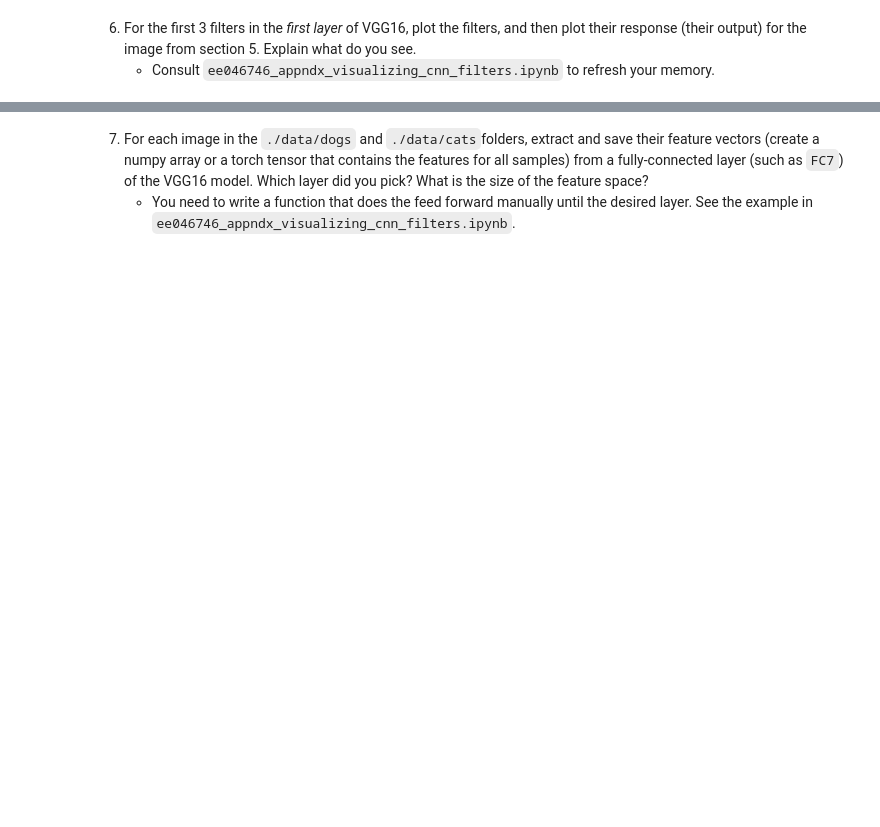
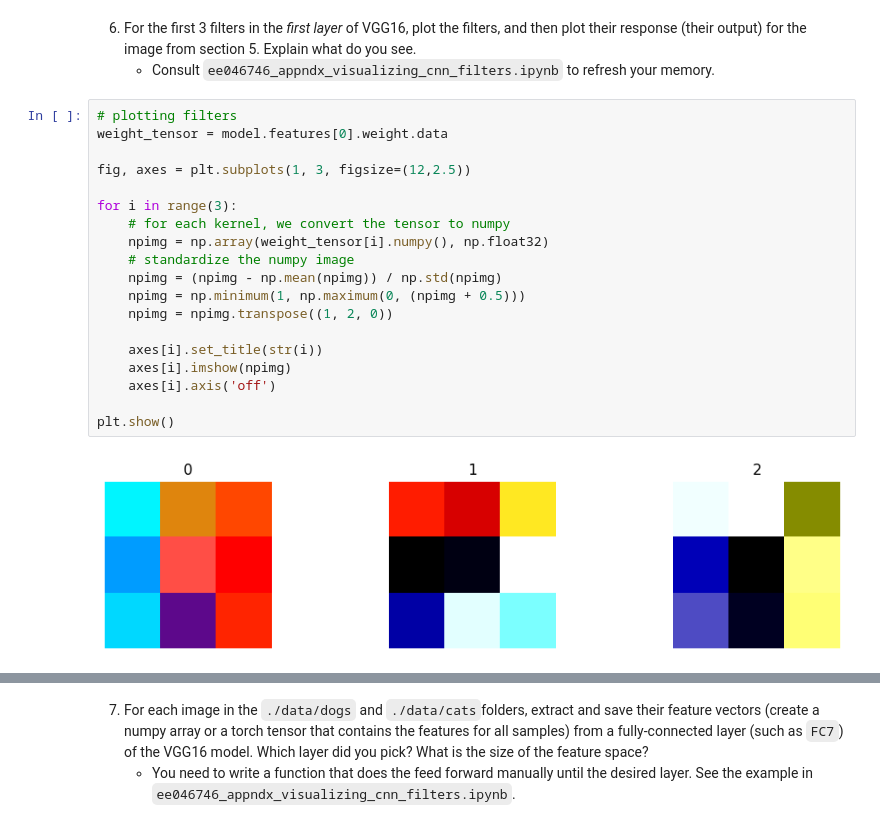
Before and after one commit to ronbenc/Computer-Vision, a Jupyter notebook: hw1_classification/ee046746_hw1_classification.ipynb, the cells around one changed output, grey strips where cells are left out. Saved outputs shown, nothing was run; the diff lists cells and outputs as text; blank space fills up the shorter version.

```diff
--- a/hw1_classification/ee046746_hw1_classification.ipynb
+++ b/hw1_classification/ee046746_hw1_classification.ipynb
@@ -426,3 +442,24 @@ tensor([207])
 # %% [markdown]
 6. For the first 3 filters in the *first layer* of VGG16, plot the filters, and then plot their response (their output) for the image from section 5. Explain what do you see.
     * Consult `ee046746_appndx_visualizing_cnn_filters.ipynb` to refresh your memory.
+# %%
+# plotting filters
+weight_tensor = model.features[0].weight.data
+
+fig, axes = plt.subplots(1, 3, figsize=(12,2.5))
+
+for i in range(3):
+    # for each kernel, we convert the tensor to numpy
+    npimg = np.array(weight_tensor[i].numpy(), np.float32)
+    # standardize the numpy image
+    npimg = (npimg - np.mean(npimg)) / np.std(npimg)
+    npimg = np.minimum(1, np.maximum(0, (npimg + 0.5)))
+    npimg = npimg.transpose((1, 2, 0))
+
+    axes[i].set_title(str(i))
+    axes[i].imshow(npimg)
+    axes[i].axis('off')
+
+plt.show()
+# %% [output]
+[figure, added]
```
Also changed, not shown: parts of 12 cells of this notebook, 4 other files.
